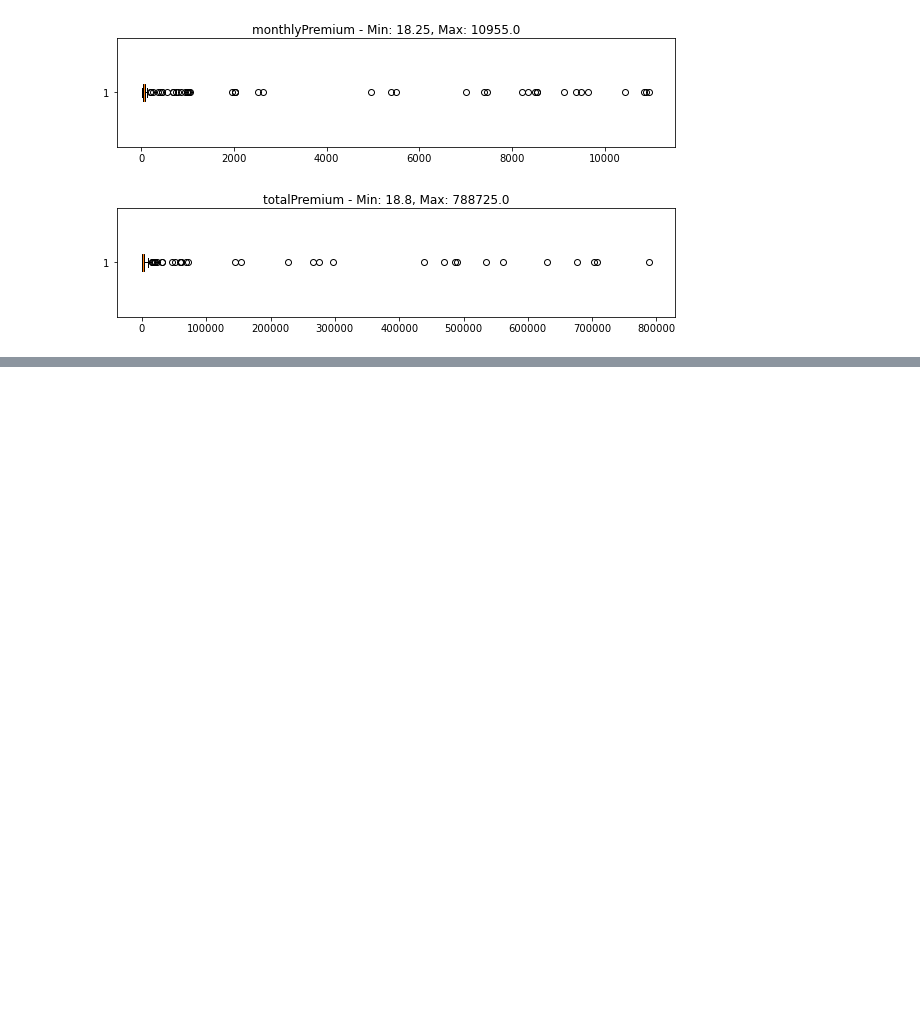
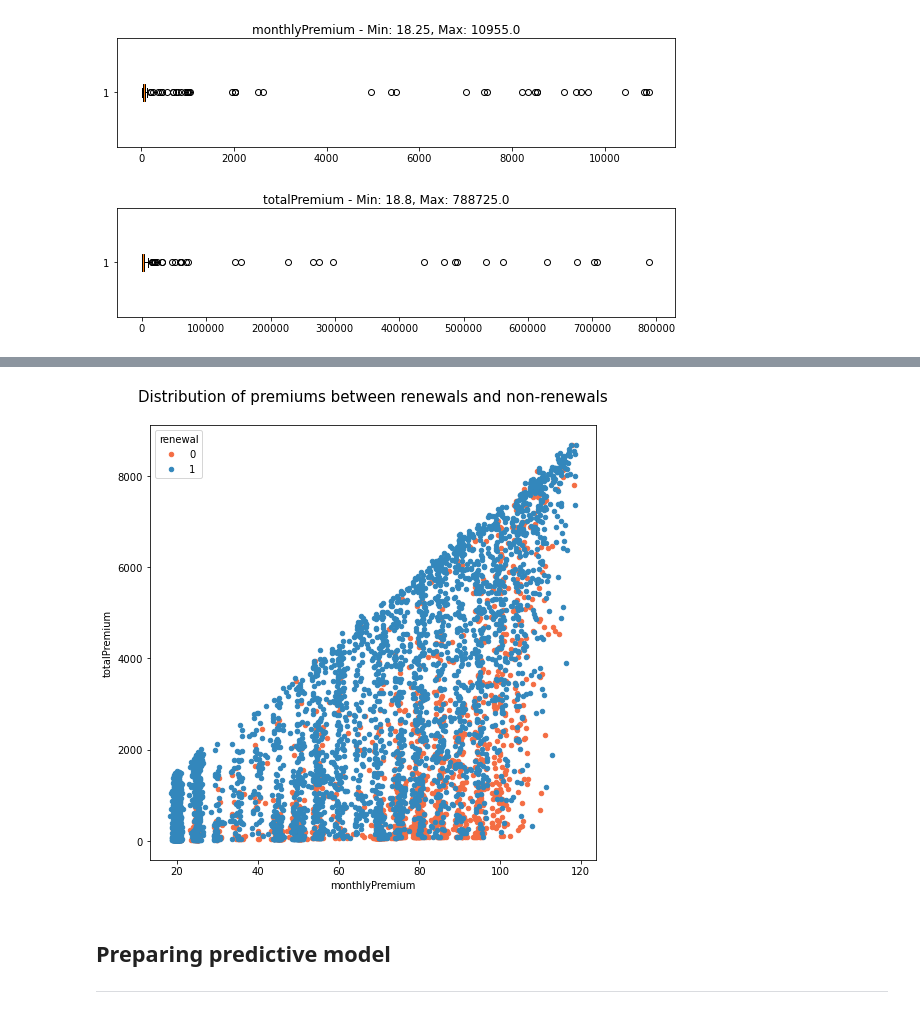
Before and after one commit to tayhuihong/VICA_submission, a Jupyter notebook: task1.ipynb, the cells around one changed output, grey strips where cells are left out. Saved outputs shown, nothing was run; the diff lists cells and outputs as text; code cells hidden in the pictures; blank space fills up the shorter version.

```diff
--- a/task1.ipynb
+++ b/task1.ipynb
@@ -222,0 +301,20 @@ for col in ['insuredMonths', 'monthlyPremium', 'totalPremium']:
+# %%
+#Visualization
+cols = ['monthlyPremium', 'totalPremium']
+
+cmap = plt.cm.Spectral
+colors = cmap(np.linspace(0.2, 0.9, 2))
+colors = dict(enumerate(colors))
+
+fig, ax = plt.subplots(figsize=(8,8))
+for key, group in df_cleaned.groupby('renewal'):
+    group.plot(ax=ax, kind='scatter', x='monthlyPremium', y='totalPremium', style='o',
+    label=key, color=colors[key].reshape(1,-1), s=20)
+plt.title('Distribution of premiums between renewals and non-renewals\n', fontsize = '15')
+plt.legend(title='renewal')
+plt.show()
+# %% [output]
+[figure, added]
+# %% [markdown]
+## Preparing predictive model
+---
```
Also changed, not shown: parts of 15 cells of this notebook.
